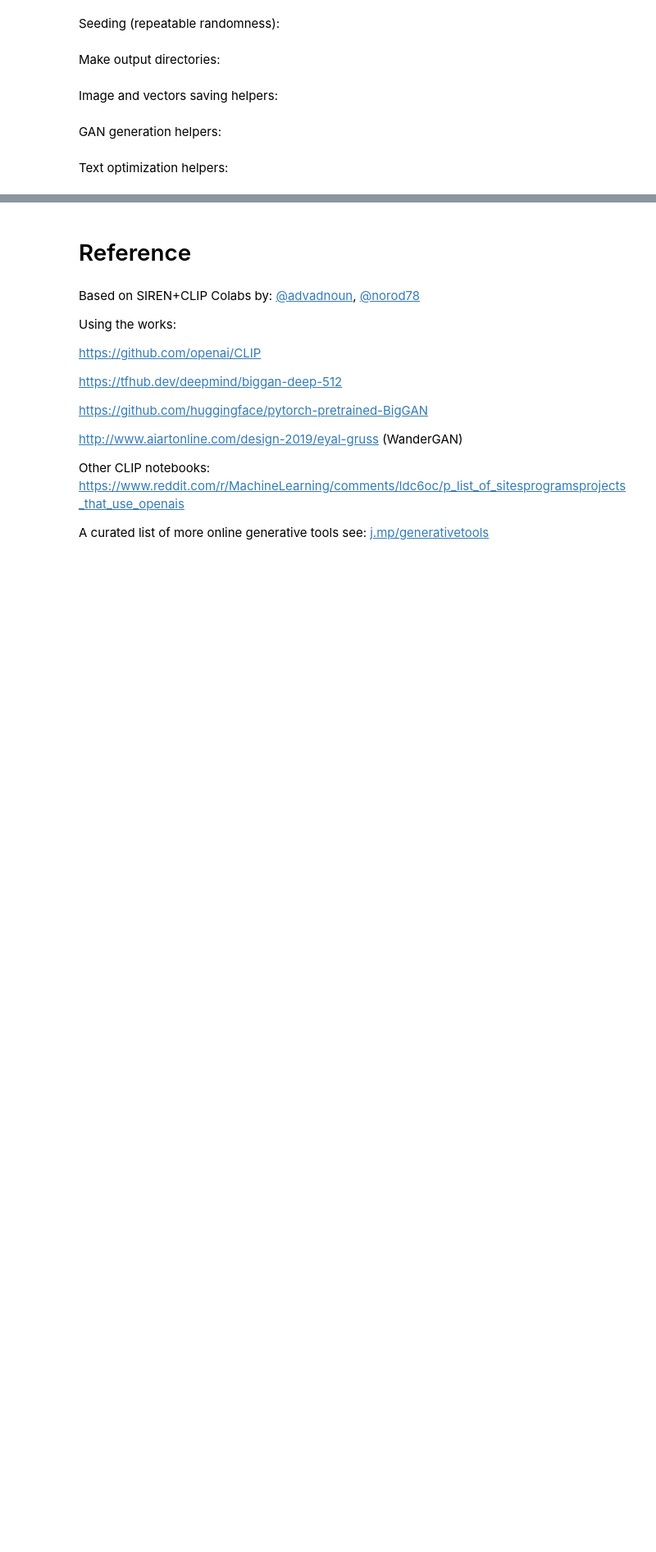
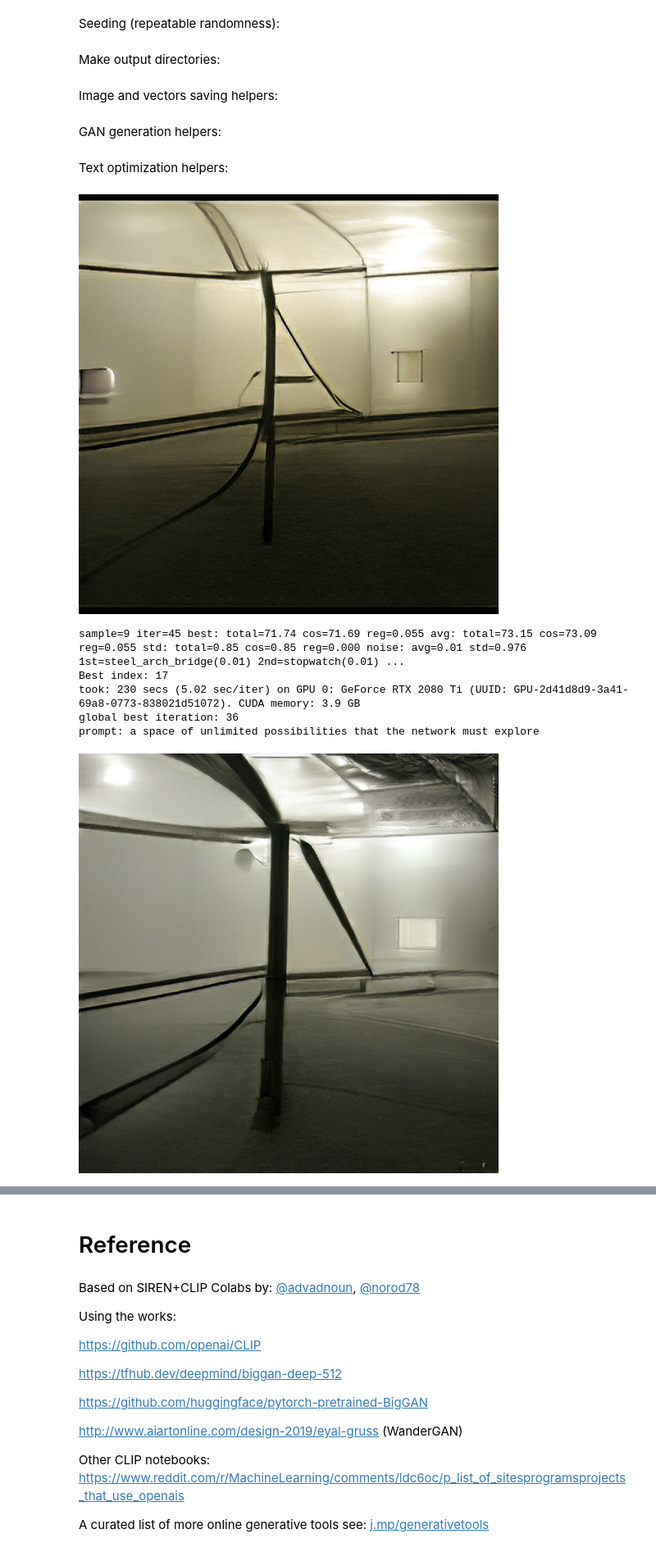
Before and after one commit to roberttwomey/visual-imagination, a Jupyter notebook: text_to_image_WanderCLIP_nautilus.ipynb, the cells around one changed output, grey strips where cells are left out. Shown at 82% size. Drawn from its saved outputs; the diff is of its cells as text; code cells hidden in the pictures; blank space fills up the shorter version.

```diff
--- a/text_to_image_WanderCLIP_nautilus.ipynb
+++ b/text_to_image_WanderCLIP_nautilus.ipynb
@@ -606,31 +633,40 @@ for prompt in prompts:
             noise_vector[0] = global_best_noise_vector
             if class_vector is not None:
               class_vector[0] = global_best_class_vector
       if save_every and i % save_every == 0 or show_every and i % show_every == 0:
         print('took: %d secs (%.2f sec/iter) on %s. CUDA memory: %.1f GB'%(time()-start,(time()-start)/(i+1), machine[0], torch.cuda.max_memory_allocated()/1024**3))
         print('global best iteration: %d' % global_best_iteration)
         print('prompt: %s' % prompt)
         #print('prompt: %s, target-CLIP: %s' % (prompt, target_clip))
 
     # from modified BigCLIP
     # prompt_safe = prompt.replace(" ","_")
     # results_timestamp = resultspath+'%s_%s' % (prompt_safe, datetime.datetime.now().strftime('%Y%m%d_%H%M%S'))
     # save(best_out, results_timestamp+'.jpg')
     # save_vec(noise_vector[best_ind], results_timestamp+'_noise.txt')
     # save_vec(class_vector[best_ind], results_timestamp+'_class.txt')
 
 #     prompt_safe = prompt.replace(" ","_")
     prompt_safe = make_safe_filename(prompt)
     out, _ = get_output(global_best_noise_vector.unsqueeze(0), None if global_best_class_vector is None else global_best_class_vector.unsqueeze(0))
     name = '%s/%s.jpg'%(resultspath, prompt_safe)
     pil_image = save(out,name)
     save_vec(global_best_noise_vector, '%s/%s_noise.txt' % (resultspath, prompt_safe))
     save_vec(global_best_class_vector, '%s/%s_class.txt' % (resultspath, prompt_safe))
 
     display(pil_image)
     print('best_loss=%.2f best_iter=%d'%(global_best_loss,global_best_iteration))
 
     # move outputs to saved path with datestampt
-    newdir = outpath[:-1]+"_"+prompt_safe+"_"+datetime.datetime.now().strftime('%Y%m%d_%H%M%S')
+#     newdir = outpath[:-1]+"_"+prompt_safe+"_"+datetime.datetime.now().strftime('%Y%m%d_%H%M%S')
+    newdir = storedpath+prompt_safe+"_"+datetime.datetime.now().strftime('%Y%m%d_%H%M%S')
     !mv $outpath $newdir
     !mkdir -p $outpath
+# %% [output]
+[figure, added]
+sample=9 iter=45 best: total=71.74 cos=71.69 reg=0.055 avg: total=73.15 cos=73.09 reg=0.055 std: total=0.85 cos=0.85 reg=0.000 noise: avg=0.01 std=0.976 1st=steel_arch_bridge(0.01) 2nd=stopwatch(0.01) ...
+Best index: 17
+took: 230 secs (5.02 sec/iter) on GPU 0: GeForce RTX 2080 Ti (UUID: GPU-2d41d8d9-3a41-69a8-0773-838021d51072). CUDA memory: 3.9 GB
+global best iteration: 36
+prompt: a space of unlimited possibilities that the network must explore
+[figure, added]
```
Also changed, not shown: parts of 6 cells of this notebook, 3 other files.
